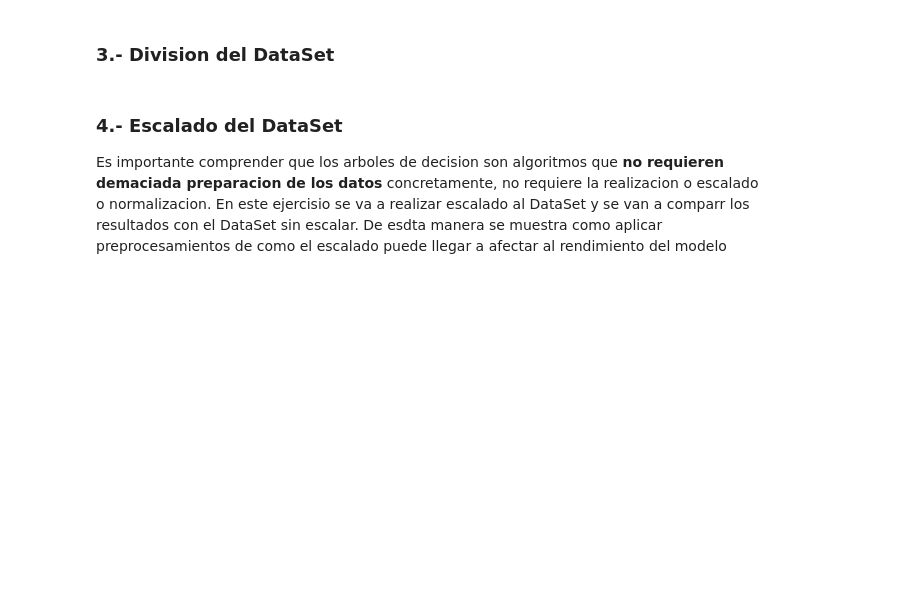
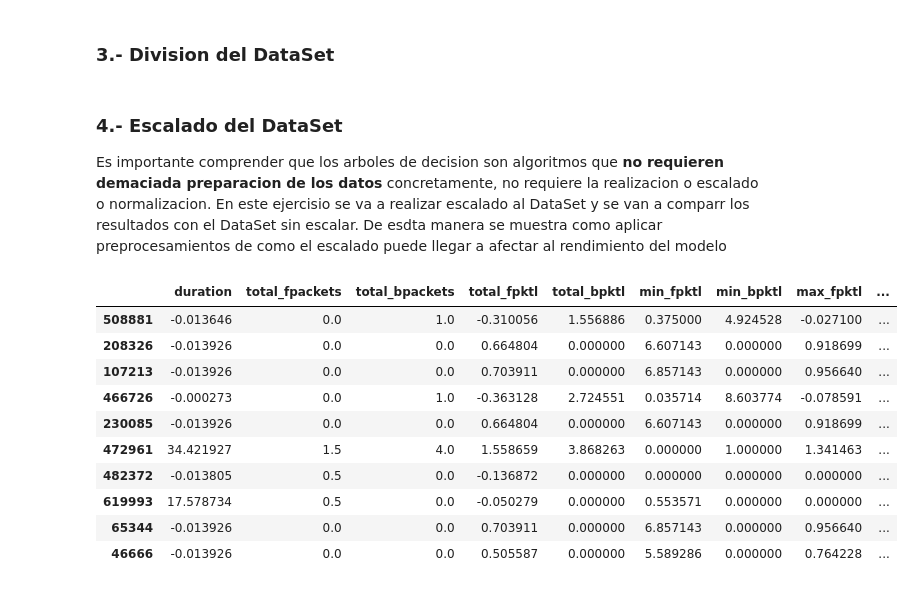
Before and after one commit to wuil2004/PLyF_2, a Jupyter notebook: Random_Forest.ipynb, the cells around one changed output. Drawn from its saved outputs; the diff is of its cells as text; code cells hidden in the pictures; blank space fills up the shorter version.

```diff
--- a/Random_Forest.ipynb
+++ b/Random_Forest.ipynb
@@ -213,3 +213,21 @@ X_test_scaler = scaler.fit_transform(X_test)
 # %%
 scaler = RobustScaler()
 X_val_scaler = scaler.fit_transform(X_val)
+# %%
+# Trasformacion de los datos
+from pandas import DataFrame
+
+X_train_scaled = DataFrame(X_train_scaler, columns = X_train.columns, index = X_train.index)
+X_train_scaled.head(10)
+# %% [output]
+|  | duration | total_fpackets | total_bpackets | total_fpktl | total_bpktl | min_fpktl | min_bpktl | max_fpktl | ... |
+| 508881 | -0.013646 | 0.0 | 1.0 | -0.310056 | 1.556886 | 0.375000 | 4.924528 | -0.027100 | ... |
+| 208326 | -0.013926 | 0.0 | 0.0 | 0.664804 | 0.000000 | 6.607143 | 0.000000 | 0.918699 | ... |
+| 107213 | -0.013926 | 0.0 | 0.0 | 0.703911 | 0.000000 | 6.857143 | 0.000000 | 0.956640 | ... |
+| 466726 | -0.000273 | 0.0 | 1.0 | -0.363128 | 2.724551 | 0.035714 | 8.603774 | -0.078591 | ... |
+| 230085 | -0.013926 | 0.0 | 0.0 | 0.664804 | 0.000000 | 6.607143 | 0.000000 | 0.918699 | ... |
+| 472961 | 34.421927 | 1.5 | 4.0 | 1.558659 | 3.868263 | 0.000000 | 1.000000 | 1.341463 | ... |
+| 482372 | -0.013805 | 0.5 | 0.0 | -0.136872 | 0.000000 | 0.000000 | 0.000000 | 0.000000 | ... |
+| 619993 | 17.578734 | 0.5 | 0.0 | -0.050279 | 0.000000 | 0.553571 | 0.000000 | 0.000000 | ... |
+| 65344 | -0.013926 | 0.0 | 0.0 | 0.703911 | 0.000000 | 6.857143 | 0.000000 | 0.956640 | ... |
+| 46666 | -0.013926 | 0.0 | 0.0 | 0.505587 | 0.000000 | 5.589286 | 0.000000 | 0.764228 | ... |
```
Also changed, not shown: parts of 3 cells of this notebook.
